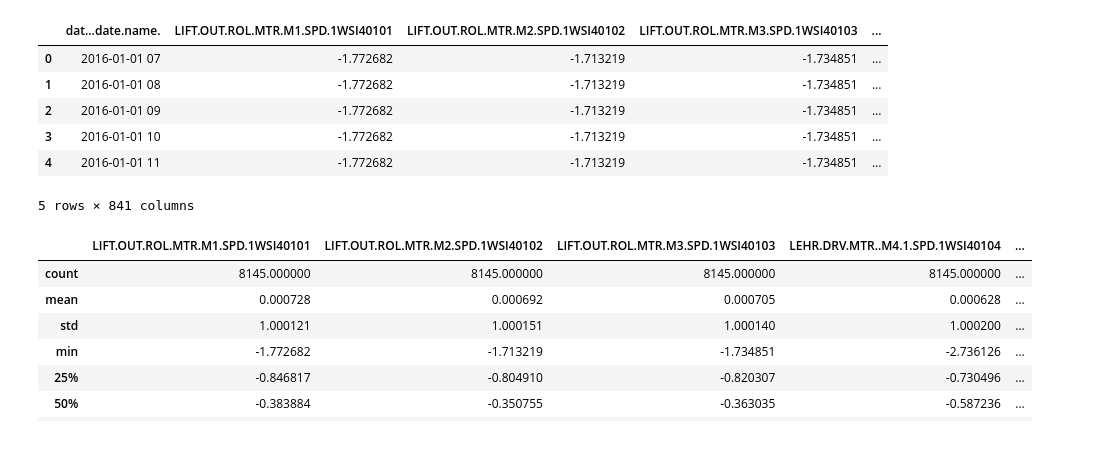
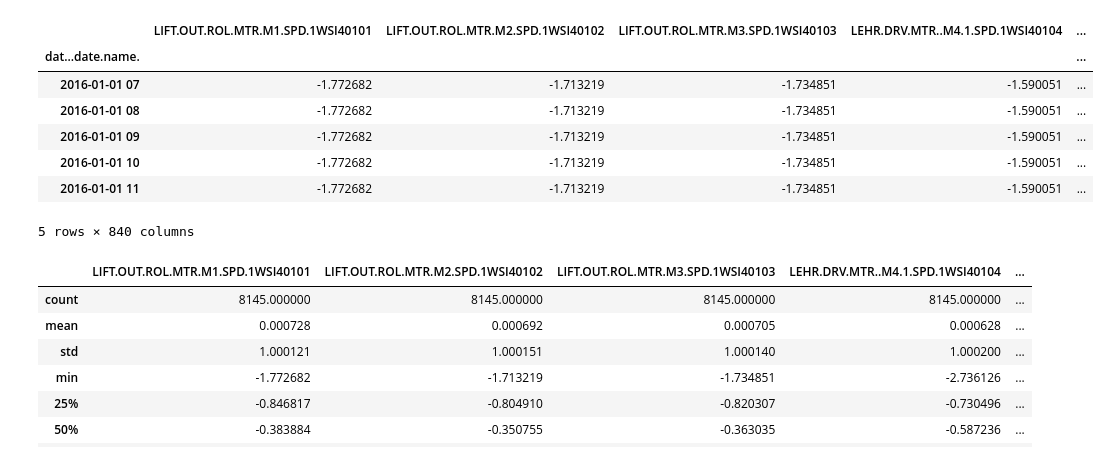
Before and after one commit to 2SEHI/DisplaySensor-Anomaly-Analysis, a Jupyter notebook: Display_Sensor_Anomaly_Analysis.ipynb, the cells around one changed output. Cells and saved outputs as stored; diff of their text form; code cells hidden in the pictures.

```diff
--- a/Display_Sensor_Anomaly_Analysis.ipynb
+++ b/Display_Sensor_Anomaly_Analysis.ipynb
@@ -59,16 +47,17 @@ warnings.filterwarnings(action='ignore')
 
 np.random.seed(42)
 # %%
-fact_data = pd.read_csv('/content/drive/MyDrive/Colab Notebooks/data/factory_glass_2016.csv', encoding='cp949')
+fact_data = pd.read_csv('/content/drive/MyDrive/Colab Notebooks/data/factory_glass_2016.csv', encoding='cp949',index_col='dat...date.name.')
 fact_data.head()
 # %% [output]
-|  | dat...date.name. | LIFT.OUT.ROL.MTR.M1.SPD.1WSI40101 | LIFT.OUT.ROL.MTR.M2.SPD.1WSI40102 | LIFT.OUT.ROL.MTR.M3.SPD.1WSI40103 | ... |
-| 0 | 2016-01-01 07 | -1.772682 | -1.713219 | -1.734851 | ... |
-| 1 | 2016-01-01 08 | -1.772682 | -1.713219 | -1.734851 | ... |
-| 2 | 2016-01-01 09 | -1.772682 | -1.713219 | -1.734851 | ... |
-| 3 | 2016-01-01 10 | -1.772682 | -1.713219 | -1.734851 | ... |
-| 4 | 2016-01-01 11 | -1.772682 | -1.713219 | -1.734851 | ... |
+|  | LIFT.OUT.ROL.MTR.M1.SPD.1WSI40101 | LIFT.OUT.ROL.MTR.M2.SPD.1WSI40102 | LIFT.OUT.ROL.MTR.M3.SPD.1WSI40103 | LEHR.DRV.MTR..M4.1.SPD.1WSI40104 | ... |
+| dat...date.name. |  |  |  |  | ... |
+| 2016-01-01 07 | -1.772682 | -1.713219 | -1.734851 | -1.590051 | ... |
+| 2016-01-01 08 | -1.772682 | -1.713219 | -1.734851 | -1.590051 | ... |
+| 2016-01-01 09 | -1.772682 | -1.713219 | -1.734851 | -1.590051 | ... |
+| 2016-01-01 10 | -1.772682 | -1.713219 | -1.734851 | -1.590051 | ... |
+| 2016-01-01 11 | -1.772682 | -1.713219 | -1.734851 | -1.590051 | ... |
-5 rows × 841 columns
+5 rows × 840 columns
 # %%
 fact_data.describe()
 # %% [output]
```
Also changed, not shown: parts of 35 cells of this notebook.
